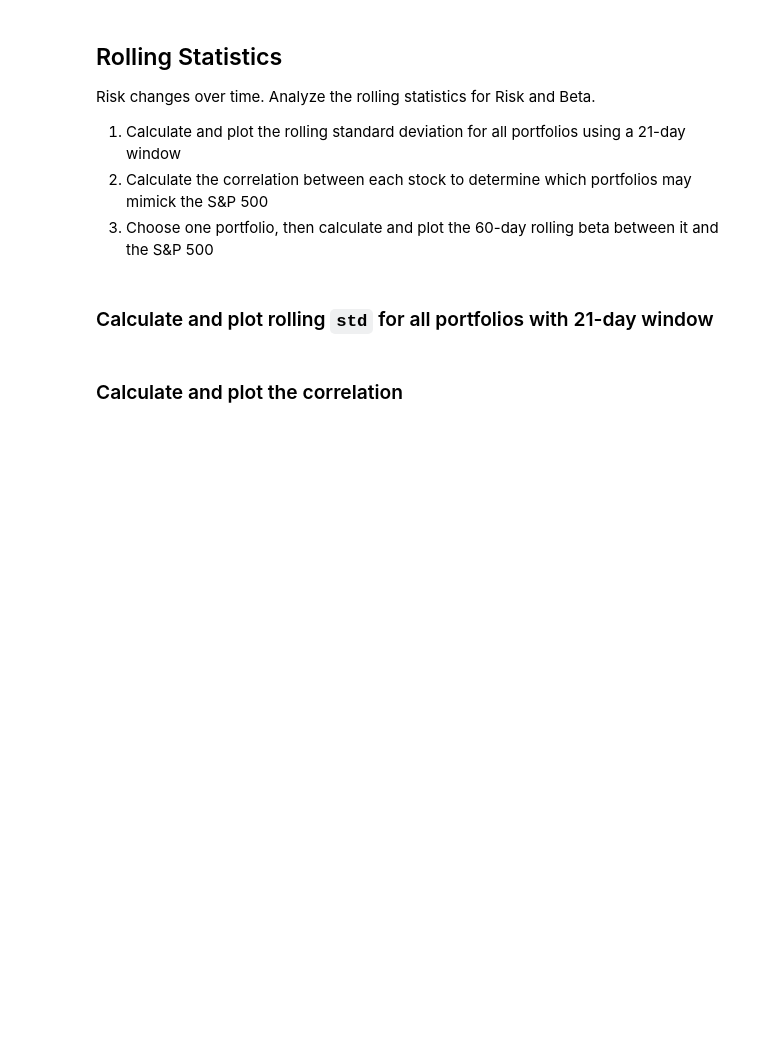
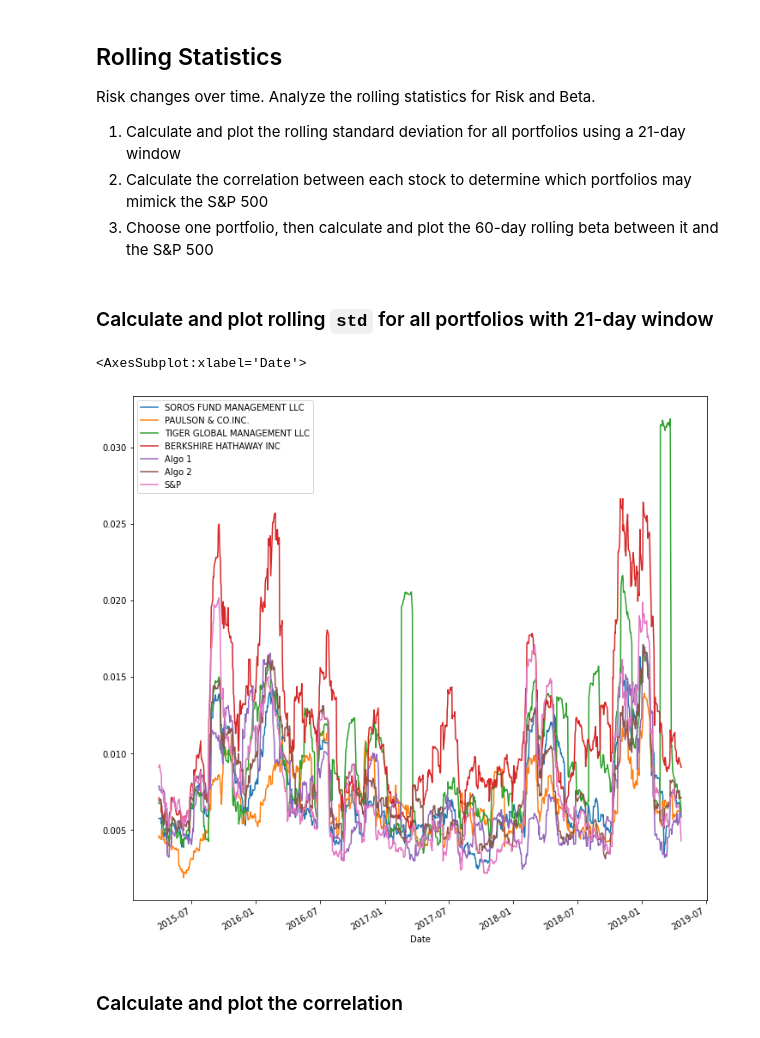
Before and after one commit to laramiedunlap/PortfolioComparison, a Jupyter notebook: portfolio_compare/whale_analysis.ipynb, the cells around one changed output. Cells and saved outputs as stored; diff of their text form; code cells hidden in the pictures; blank space fills up the shorter version.

```diff
--- a/portfolio_compare/whale_analysis.ipynb
+++ b/portfolio_compare/whale_analysis.ipynb
@@ -225,7 +252,10 @@ Risk changes over time. Analyze the rolling statistics for Risk and Beta.
 ### Calculate and plot rolling `std` for all portfolios with 21-day window
 # %%
 # Calculate the rolling standard deviation for all portfolios using a 21-day window
-
+portfolios_returns.rolling(window= 21).std().plot(figsize=( 12, 12))
 # Plot the rolling standard deviation
+# %% [output]
+<AxesSubplot:xlabel='Date'>
+[figure, added]
 # %% [markdown]
 ### Calculate and plot the correlation
```
Also changed, not shown: parts of 18 cells of this notebook.
